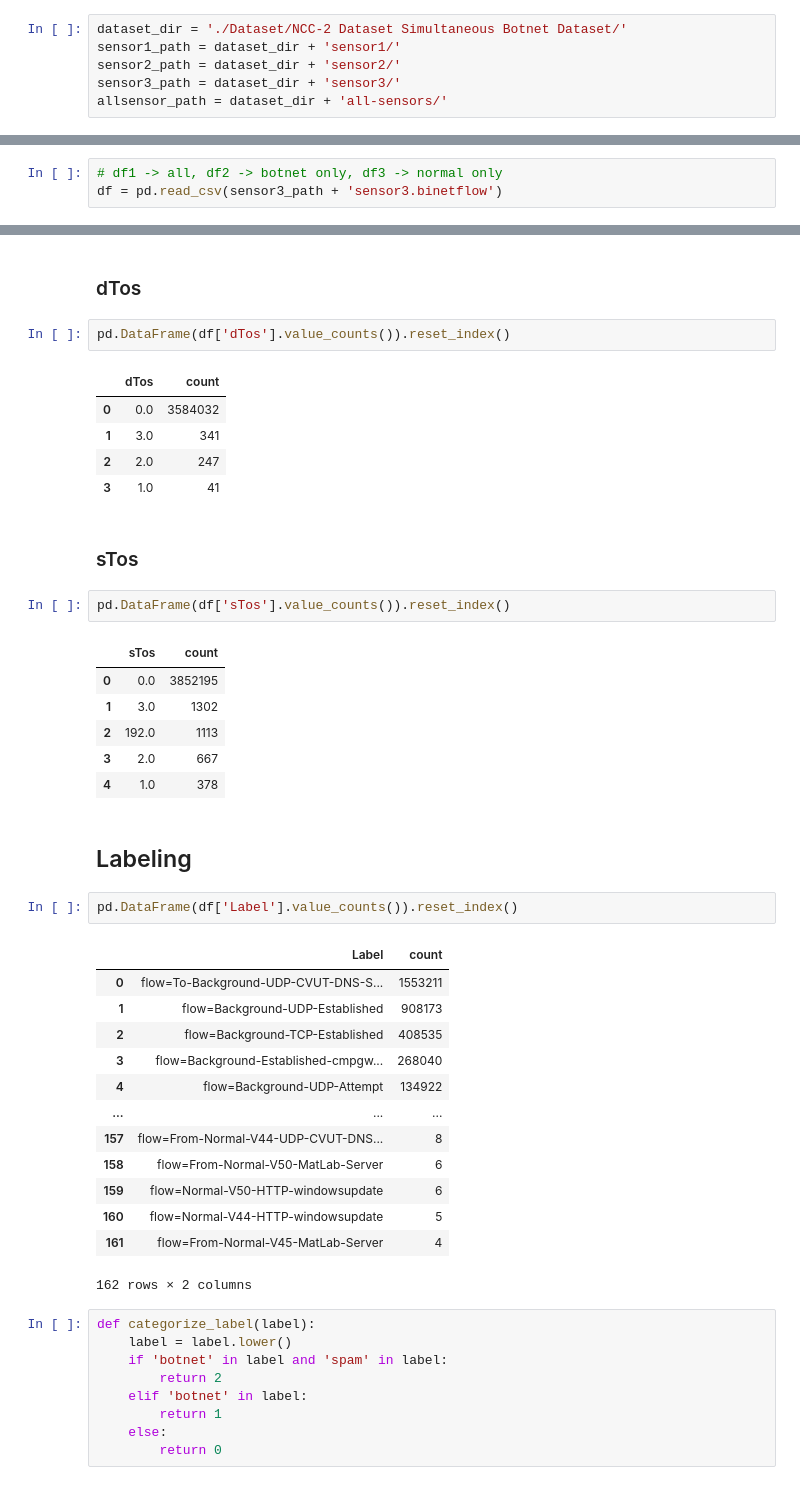
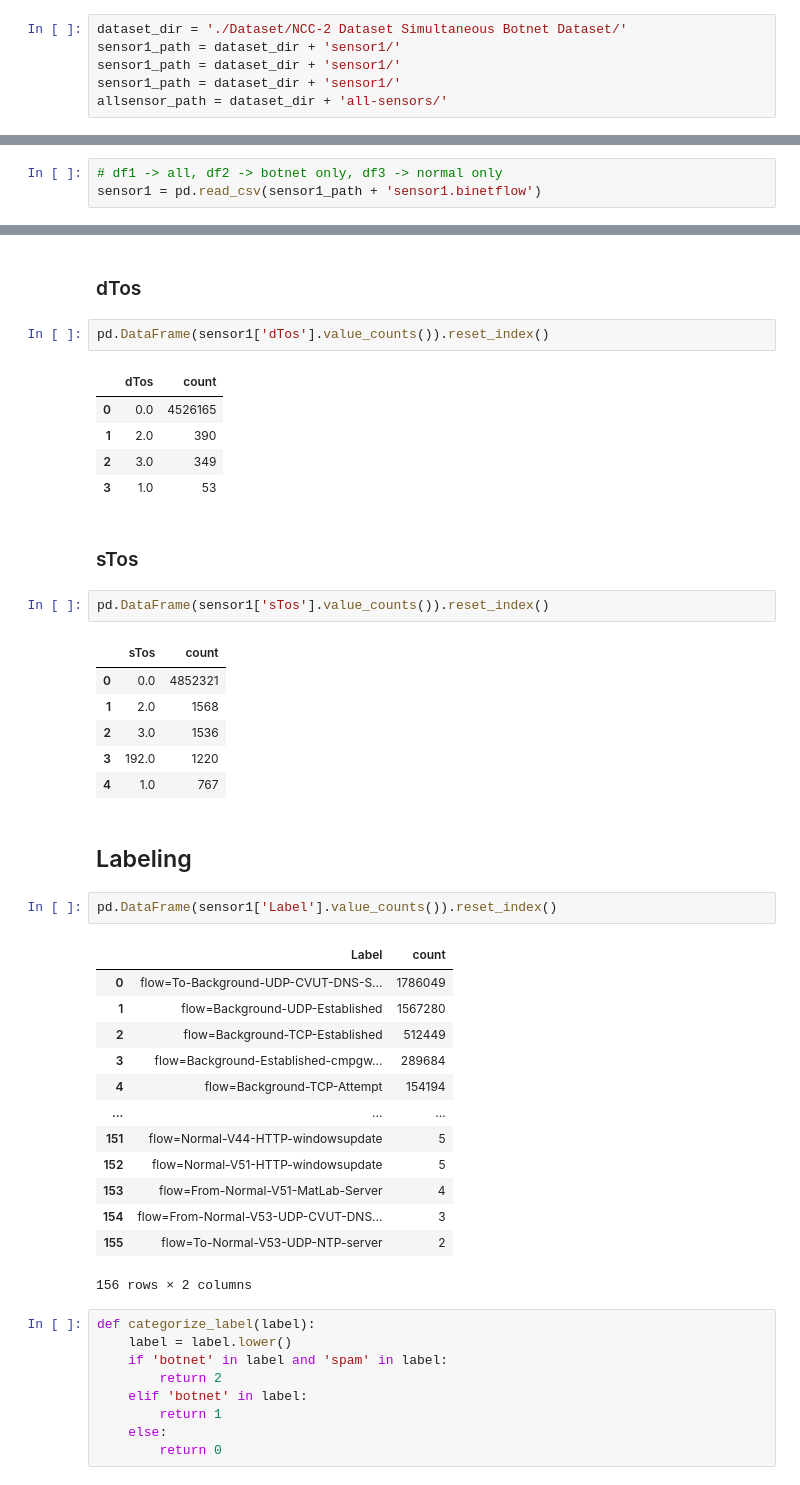
Before and after one commit to azhar416/paper-kbj, a Jupyter notebook: DataPreProcessing_Sensor1.ipynb, the cells around one changed output, grey strips where cells are left out. Drawn from its saved outputs; the diff is of its cells as text.

```diff
--- a/DataPreProcessing.ipynb
+++ b/DataPreProcessing_Sensor1.ipynb
@@ -19,7 +19,7 @@ import os
 # %%
 dataset_dir = './Dataset/NCC-2 Dataset Simultaneous Botnet Dataset/'
 sensor1_path = dataset_dir + 'sensor1/'
-sensor2_path = dataset_dir + 'sensor2/'
-sensor3_path = dataset_dir + 'sensor3/'
+sensor1_path = dataset_dir + 'sensor1/'
+sensor1_path = dataset_dir + 'sensor1/'
 allsensor_path = dataset_dir + 'all-sensors/'
 # %%
@@ -38,4 +38,4 @@ os.listdir(sensor3_path)
 # %%
 # df1 -> all, df2 -> botnet only, df3 -> normal only
-df = pd.read_csv(sensor3_path + 'sensor3.binetflow')
+sensor1 = pd.read_csv(sensor1_path + 'sensor1.binetflow')
 # %%
@@ -279,42 +279,42 @@ pd.DataFrame(df['Dport'].value_counts()).reset_index()
 # %% [markdown]
 ### dTos
 # %%
-pd.DataFrame(df['dTos'].value_counts()).reset_index()
+pd.DataFrame(sensor1['dTos'].value_counts()).reset_index()
 # %% [output]
 |  | dTos | count |
-| 0 | 0.0 | 3584032 |
-| 1 | 3.0 | 341 |
-| 2 | 2.0 | 247 |
-| 3 | 1.0 | 41 |
+| 0 | 0.0 | 4526165 |
+| 1 | 2.0 | 390 |
+| 2 | 3.0 | 349 |
+| 3 | 1.0 | 53 |
 # %% [markdown]
 ### sTos
 # %%
-pd.DataFrame(df['sTos'].value_counts()).reset_index()
+pd.DataFrame(sensor1['sTos'].value_counts()).reset_index()
 # %% [output]
 |  | sTos | count |
-| 0 | 0.0 | 3852195 |
-| 1 | 3.0 | 1302 |
-| 2 | 192.0 | 1113 |
-| 3 | 2.0 | 667 |
-| 4 | 1.0 | 378 |
+| 0 | 0.0 | 4852321 |
+| 1 | 2.0 | 1568 |
+| 2 | 3.0 | 1536 |
+| 3 | 192.0 | 1220 |
+| 4 | 1.0 | 767 |
 # %% [markdown]
 ## Labeling
 # %%
-pd.DataFrame(df['Label'].value_counts()).reset_index()
+pd.DataFrame(sensor1['Label'].value_counts()).reset_index()
 # %% [output]
 |  | Label | count |
-| 0 | flow=To-Background-UDP-CVUT-DNS-S... | 1553211 |
-| 1 | flow=Background-UDP-Established | 908173 |
-| 2 | flow=Background-TCP-Established | 408535 |
-| 3 | flow=Background-Established-cmpgw... | 268040 |
-| 4 | flow=Background-UDP-Attempt | 134922 |
+| 0 | flow=To-Background-UDP-CVUT-DNS-S... | 1786049 |
+| 1 | flow=Background-UDP-Established | 1567280 |
+| 2 | flow=Background-TCP-Established | 512449 |
+| 3 | flow=Background-Established-cmpgw... | 289684 |
+| 4 | flow=Background-TCP-Attempt | 154194 |
 | ... | ... | ... |
-| 157 | flow=From-Normal-V44-UDP-CVUT-DNS... | 8 |
-| 158 | flow=From-Normal-V50-MatLab-Server | 6 |
-| 159 | flow=Normal-V50-HTTP-windowsupdate | 6 |
-| 160 | flow=Normal-V44-HTTP-windowsupdate | 5 |
-| 161 | flow=From-Normal-V45-MatLab-Server | 4 |
+| 151 | flow=Normal-V44-HTTP-windowsupdate | 5 |
+| 152 | flow=Normal-V51-HTTP-windowsupdate | 5 |
+| 153 | flow=From-Normal-V51-MatLab-Server | 4 |
+| 154 | flow=From-Normal-V53-UDP-CVUT-DNS... | 3 |
+| 155 | flow=To-Normal-V53-UDP-NTP-server | 2 |
-162 rows × 2 columns
+156 rows × 2 columns
 # %%
 def categorize_label(label):
     label = label.lower()
```
Also changed, not shown: parts of 83 cells of this notebook, 3 other files.
